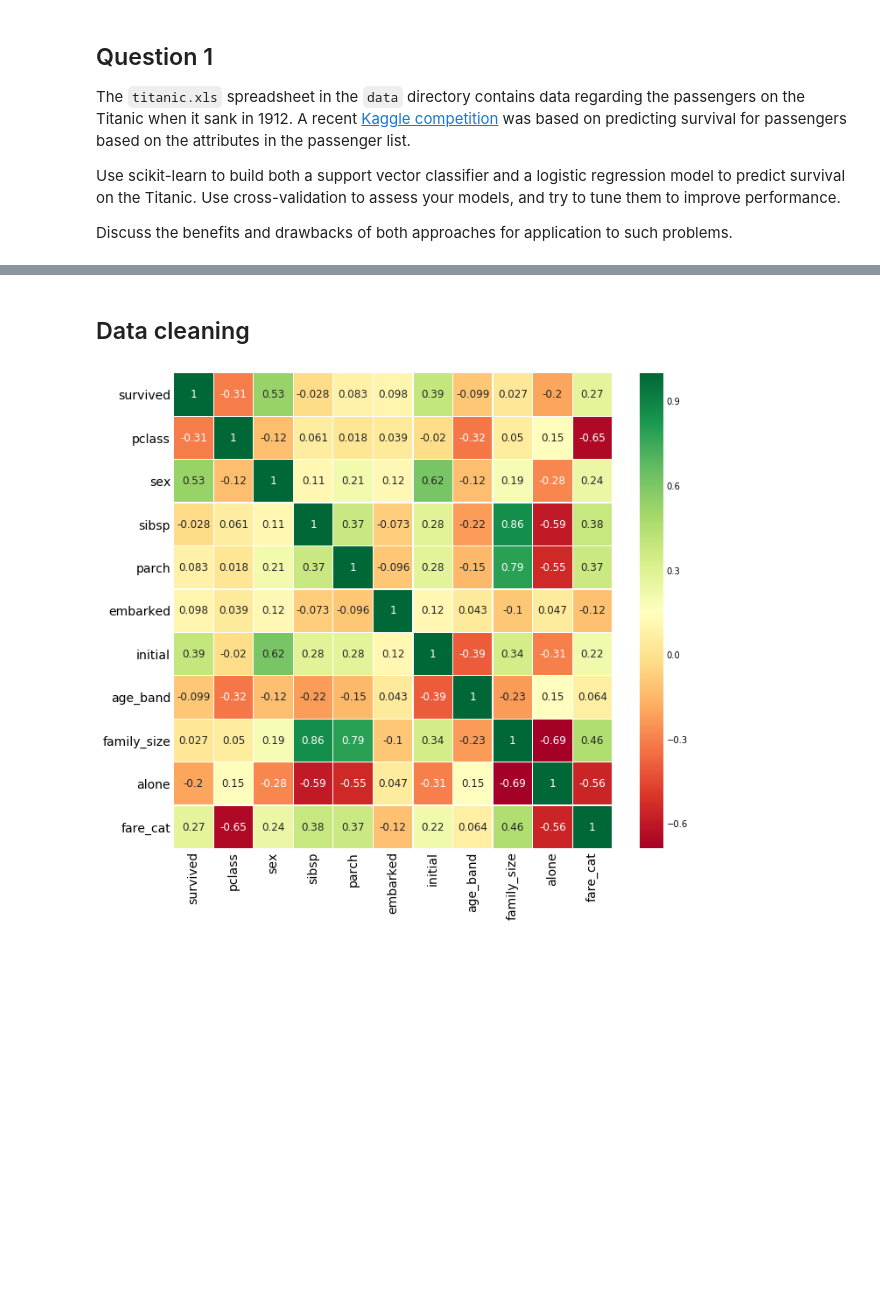
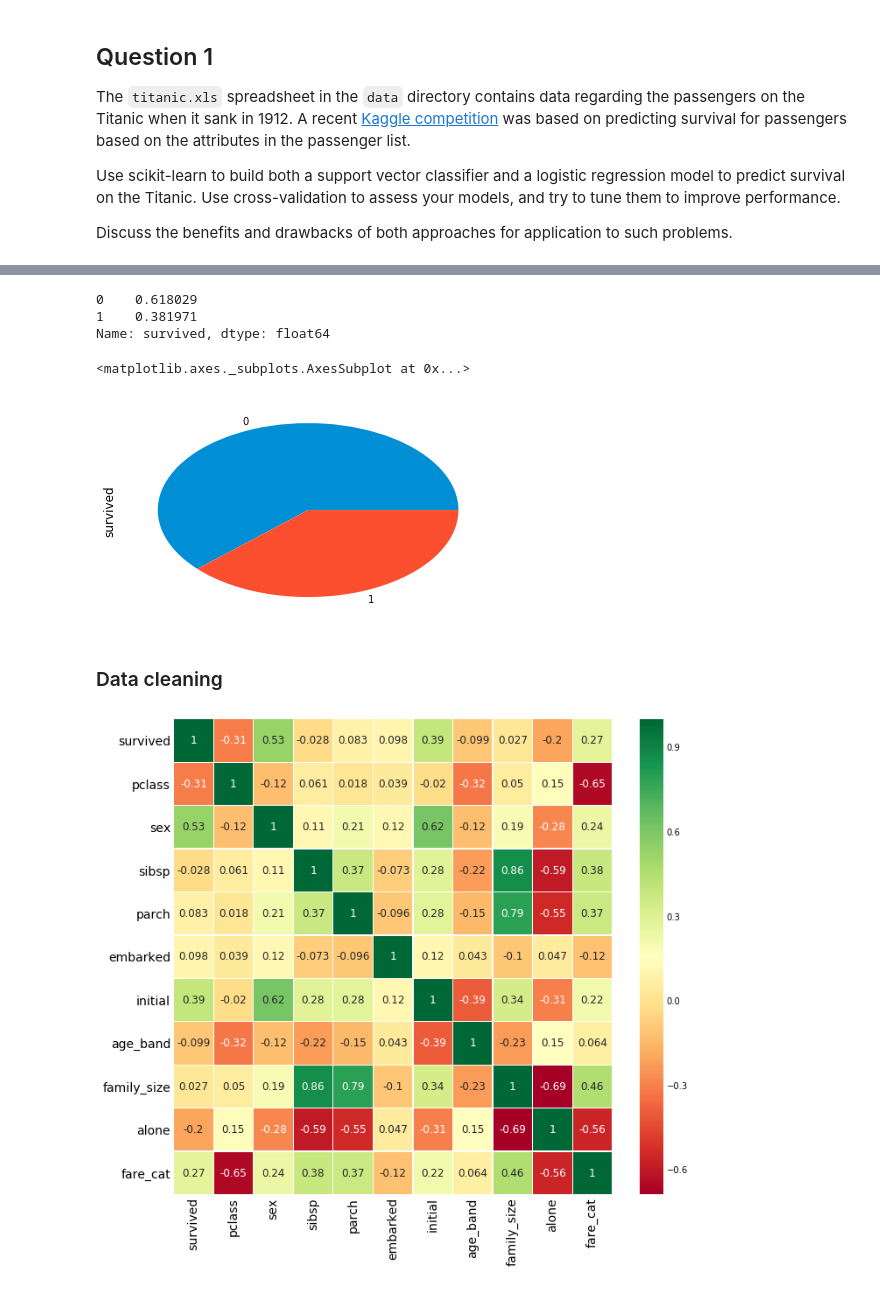
Before and after one commit to wangruinju/Advanced_Statistical_Computing, a Jupyter notebook: homework/Homework 3.ipynb, the cells around one changed output, grey strips where cells are left out. Saved outputs shown, nothing was run; the diff lists cells and outputs as text; code cells hidden in the pictures; blank space fills up the shorter version.

```diff
--- a/homework/Homework 3.ipynb
+++ b/homework/Homework 3.ipynb
@@ -34,8 +34,19 @@ data.head()
 | 2 | 1 | 0 | Allison, Miss. Helen Loraine | female | 2.0000 | 1 | 2 | 113781 | 151.5500 | C22 C26 | S | ... |
 | 3 | 1 | 0 | Allison, Mr. Hudson Joshua Creighton | male | 30.0000 | 1 | 2 | 113781 | 151.5500 | C22 C26 | S | ... |
 | 4 | 1 | 0 | Allison, Mrs. Hudson J C (Bessie ... | female | 25.0000 | 1 | 2 | 113781 | 151.5500 | C22 C26 | S | ... |
+# %%
+# look at the distribution of our interest: isbadbuy
+prop = data['survived'].value_counts()/len(data)
+print(prop)
+prop.plot(kind = 'pie')
+# %% [output]
+0    0.618029
+1    0.381971
+Name: survived, dtype: float64
+<matplotlib.axes._subplots.AxesSubplot at 0x...>
+[figure, added]
 # %% [markdown]
-## Data cleaning
+### Data cleaning
 # %%
 for i in data:
     data['initial']=data.name.str.extract('([A-Za-z]+)\.') #lets extract the Salutations
```
Also changed, not shown: parts of 33 cells of this notebook, 1 other file.
